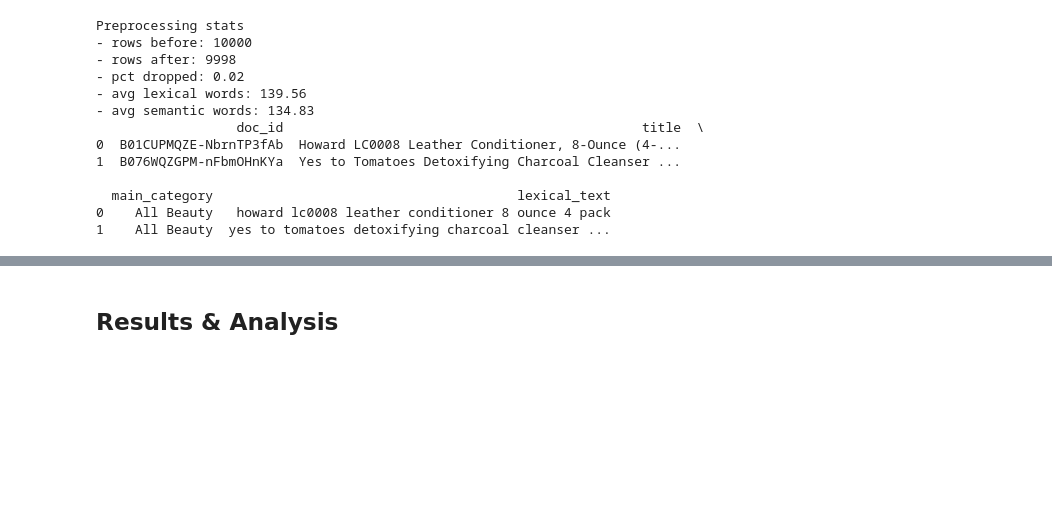
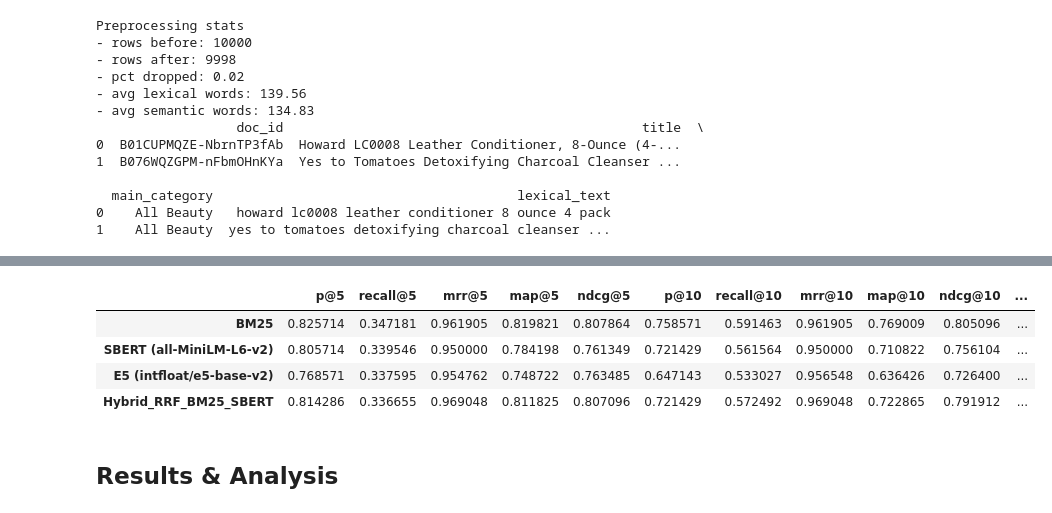
Before and after one commit to Famosaya-Bobola/Enhanced-Product-Discovery, a Jupyter notebook: product-retrieval-implementation.ipynb, the cells around one changed output, grey strips where cells are left out. Cells and saved outputs as stored; diff of their text form; code cells hidden in the pictures; blank space fills up the shorter version.

```diff
--- a/product-retrieval-implementation.ipynb
+++ b/product-retrieval-implementation.ipynb
@@ -516,3 +865,23 @@ summary
+# %%
+bm25_perq, bm25_summary = evaluate_system("BM25", bm25_retrieve, queries_test, qrels_test)
+sbert_perq, sbert_summary = evaluate_system(
+    f"SBERT ({sbert_model_name})", sbert_retrieve, queries_test, qrels_test
+)
+e5_perq, e5_summary = evaluate_system(
+    f"E5 ({e5_model_name})", e5_retrieve, queries_test, qrels_test
+)
+hybrid_perq, hybrid_summary = evaluate_system(
+    HYBRID_SYSTEM_NAME, rrf_hybrid_retrieve, queries_test, qrels_test
+)
+
+summary = pd.concat([bm25_summary, sbert_summary, e5_summary, hybrid_summary], axis=0)
+summary
+# %% [output]
+|  | p@5 | recall@5 | mrr@5 | map@5 | ndcg@5 | p@10 | recall@10 | mrr@10 | map@10 | ndcg@10 | ... |
+| BM25 | 0.825714 | 0.347181 | 0.961905 | 0.819821 | 0.807864 | 0.758571 | 0.591463 | 0.961905 | 0.769009 | 0.805096 | ... |
+| SBERT (all-MiniLM-L6-v2) | 0.805714 | 0.339546 | 0.950000 | 0.784198 | 0.761349 | 0.721429 | 0.561564 | 0.950000 | 0.710822 | 0.756104 | ... |
+| E5 (intfloat/e5-base-v2) | 0.768571 | 0.337595 | 0.954762 | 0.748722 | 0.763485 | 0.647143 | 0.533027 | 0.956548 | 0.636426 | 0.726400 | ... |
+| Hybrid_RRF_BM25_SBERT | 0.814286 | 0.336655 | 0.969048 | 0.811825 | 0.807096 | 0.721429 | 0.572492 | 0.969048 | 0.722865 | 0.791912 | ... |
 # %% [markdown]
 ## Results & Analysis
 # %%
```
Also changed, not shown: parts of 22 cells of this notebook, 18 other files.
